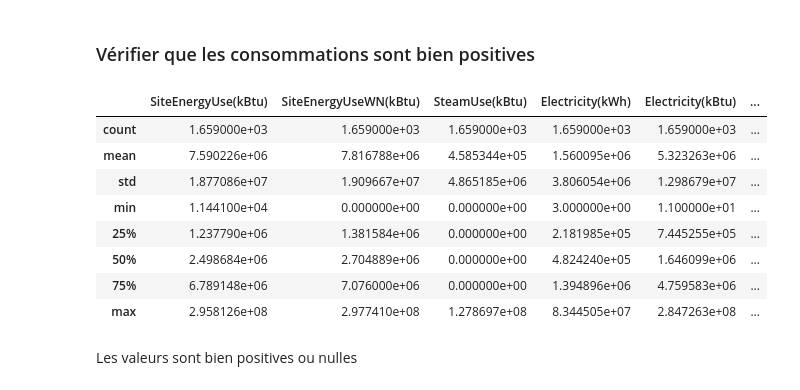
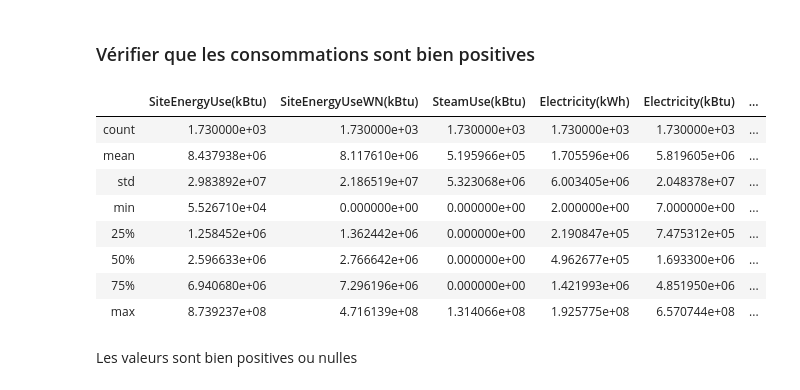
Before and after one commit to Pierre-Eloi/OC_DS_Project4, a Jupyter notebook: Project4_Data_Wrangling.ipynb, the cells around one changed output. Cells and saved outputs as stored; diff of their text form; code cells hidden in the pictures.

Commit message:
The Data_Wrangling notebook has been corrected. The output is a unique DataFrame which is a merge of 2015 & 2016 dataframes.

```diff
--- a/Project4_Data_Wrangling.ipynb
+++ b/Project4_Data_Wrangling.ipynb
@@ -293,12 +352,12 @@ Pour le second point, avoir des bâtiments qui ne consomment aucune énergie sem
 # %%
 # drop missing values
-idx_to_keep = data_2015[['TotalGHGEmissions', 'SiteEnergyUse(kBtu)']].dropna().index
-print("{} bâtiments vont être écartés.".format(data_2015.shape[0]-idx_to_keep.size))
-data_2015 = data_2015.loc[idx_to_keep]
+idx_to_keep = data[['TotalGHGEmissions', 'SiteEnergyUse(kBtu)']].dropna().index
+print("{} bâtiments vont être écartés.".format(data.shape[0]-idx_to_keep.size))
+data = data.loc[idx_to_keep]
 
 # drop outliers
-mask = (data_2015['TotalGHGEmissions']==0)|(data_2015['SiteEnergyUse(kBtu)']==0)
-idx_to_del = data_2015[mask].index
+mask = (data['TotalGHGEmissions']==0)|(data['SiteEnergyUse(kBtu)']==0)
+idx_to_del = data[mask].index
 print("{} bâtiments vont être écartés.".format(len(idx_to_del)))
-data_2015.drop(index=idx_to_del, inplace=True)
+data.drop(index=idx_to_del, inplace=True)
 # %% [output]
@@ -342,7 +385,7 @@ Name: Outlier, dtype: int64
 # %% [markdown]
 Au vu du faible nombre d'outliers identifiés, il est préférable de les écarter.
 # %%
-idx = data_2015[data_2015['Outlier'].notna()].index
+idx = data[data['Outlier'].notna()].index
 print("{} bâtiments vont être écartés.".format(idx.size))
-data_2015.drop(index=idx, inplace=True)
+data.drop(index=idx, inplace=True)
 # %% [output]
@@ -350,7 +393,7 @@ data_2015.drop(index=idx, inplace=True)
 # %% [markdown]
 N'ayant plus besoin de cette variable *Outlier* nous pouvons l'écarter.
 # %%
-data_2015.drop(columns='Outlier', inplace=True)
+data.drop(columns='Outlier', inplace=True)
 # %% [markdown]
 ### Écarter les bâtiments destinés à l'habitation
 # %% [markdown]
@@ -422,8 +466,8 @@ Nous constatons que la variable *BuildingType* n'est pas assez précise, pour ce
 **Pour filtrer nos données nous utiliserons donc la variable *PrimaryPropertyType*.**
 # %%
 list_housing = ['Low-Rise Multifamily', 'Mid-Rise Multifamily', 'High-Rise Multifamily']
-idx_to_del = data_2015[data_2015['PrimaryPropertyType'].isin(list_housing)].index
-data_2015.drop(index=idx_to_del, inplace=True)
+idx_to_del = data[data['PrimaryPropertyType'].isin(list_housing)].index
+data.drop(index=idx_to_del, inplace=True)
 # %% [markdown]
 ## Nettoyage des variables liées à la consommation
 # %% [markdown]
@@ -431,22 +475,21 @@ data_2015.drop(index=idx_to_del, inplace=True)
 # %%
 col_conso = ['SiteEnergyUse(kBtu)',
              'SiteEnergyUseWN(kBtu)',
              'SteamUse(kBtu)', 'Electricity(kWh)',
              'Electricity(kBtu)',
              'NaturalGas(therms)',
-             'NaturalGas(kBtu)',
-             'OtherFuelUse(kBtu)']
-data_2015[col_conso].describe()
+             'NaturalGas(kBtu)']
+data[col_conso].describe()
 # %% [output]
 |  | SiteEnergyUse(kBtu) | SiteEnergyUseWN(kBtu) | SteamUse(kBtu) | Electricity(kWh) | Electricity(kBtu) | ... |
-| count | 1.659000e+03 | 1.659000e+03 | 1.659000e+03 | 1.659000e+03 | 1.659000e+03 | ... |
-| mean | 7.590226e+06 | 7.816788e+06 | 4.585344e+05 | 1.560095e+06 | 5.323263e+06 | ... |
-| std | 1.877086e+07 | 1.909667e+07 | 4.865185e+06 | 3.806054e+06 | 1.298679e+07 | ... |
-| min | 1.144100e+04 | 0.000000e+00 | 0.000000e+00 | 3.000000e+00 | 1.100000e+01 | ... |
-| 25% | 1.237790e+06 | 1.381584e+06 | 0.000000e+00 | 2.181985e+05 | 7.445255e+05 | ... |
-| 50% | 2.498684e+06 | 2.704889e+06 | 0.000000e+00 | 4.824240e+05 | 1.646099e+06 | ... |
-| 75% | 6.789148e+06 | 7.076000e+06 | 0.000000e+00 | 1.394896e+06 | 4.759583e+06 | ... |
-| max | 2.958126e+08 | 2.977410e+08 | 1.278697e+08 | 8.344505e+07 | 2.847263e+08 | ... |
+| count | 1.730000e+03 | 1.730000e+03 | 1.730000e+03 | 1.730000e+03 | 1.730000e+03 | ... |
+| mean | 8.437938e+06 | 8.117610e+06 | 5.195966e+05 | 1.705596e+06 | 5.819605e+06 | ... |
+| std | 2.983892e+07 | 2.186519e+07 | 5.323068e+06 | 6.003405e+06 | 2.048378e+07 | ... |
+| min | 5.526710e+04 | 0.000000e+00 | 0.000000e+00 | 2.000000e+00 | 7.000000e+00 | ... |
+| 25% | 1.258452e+06 | 1.362442e+06 | 0.000000e+00 | 2.190847e+05 | 7.475312e+05 | ... |
+| 50% | 2.596633e+06 | 2.766642e+06 | 0.000000e+00 | 4.962677e+05 | 1.693300e+06 | ... |
+| 75% | 6.940680e+06 | 7.296196e+06 | 0.000000e+00 | 1.421993e+06 | 4.851950e+06 | ... |
+| max | 8.739237e+08 | 4.716139e+08 | 1.314066e+08 | 1.925775e+08 | 6.570744e+08 | ... |
 # %% [markdown]
 Les valeurs sont bien positives ou nulles
 # %% [markdown]
```
Also changed, not shown: parts of 48 cells of this notebook, 1 other file.
